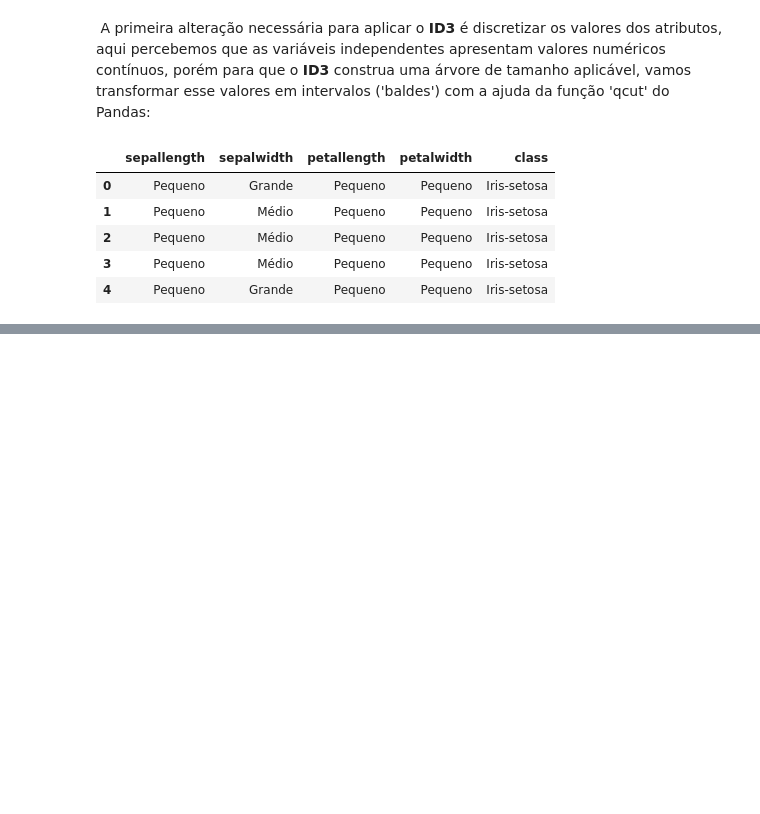
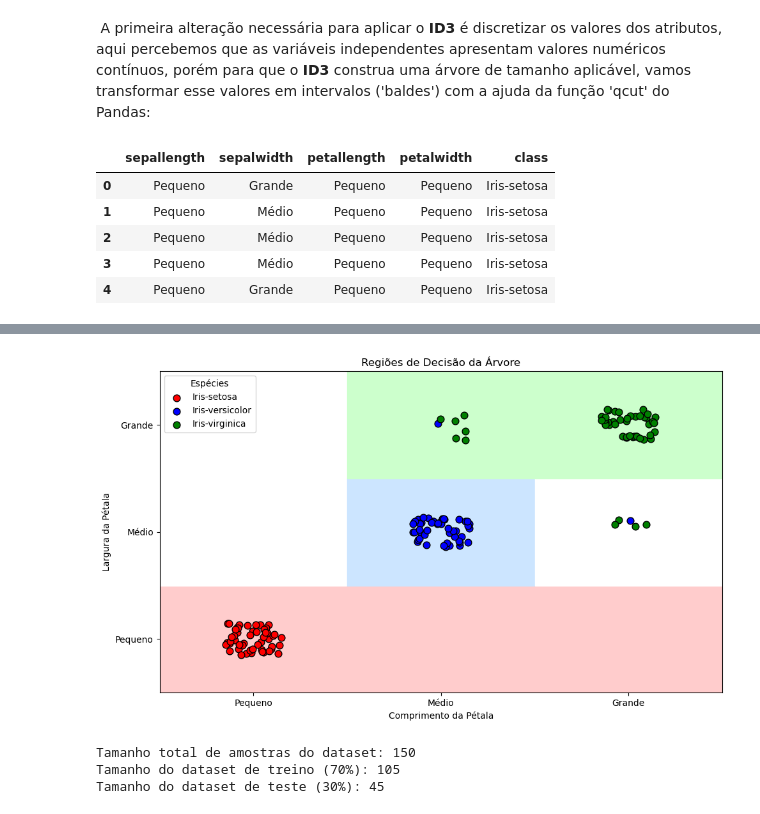
Before and after one commit to amandacalu/IA-2526-Project, a Jupyter notebook: notebooks/final_submission.ipynb, the cells around one changed output, grey strips where cells are left out. Cells and saved outputs as stored; diff of their text form; code cells hidden in the pictures; blank space fills up the shorter version.

```diff
--- a/notebooks/final_submission.ipynb
+++ b/notebooks/final_submission.ipynb
@@ -190,0 +286,20 @@ print(json.dumps(arvore,indent=4, ensure_ascii=False))
+# %%
+pp.plot_decision_boundaries(df_disc,arvore,classificador)
+# %% [output]
+[figure, added]
+# %%
+#2) Usar o holdout validation para dividir 70% treino e 30% teste, para testar com exemplos que nunca foram vistos;
+df_shuffle = df_disc.sample(frac=1,random_state=42).reset_index(drop=True) #usa sample para randomizar os dados
+
+df_shuffle.to_csv('../data/processed/iris_shuffle.csv', index=False) #guarda os dados embaralhados em novo arquivo
+split_index = int(len(df_shuffle)*0.7) #acha quanto é o equivalente a 70% dentro desse dataset
+df_treino = df_shuffle.iloc[:split_index] #define os primeros 70% do dataset para treino
+df_test = df_shuffle.iloc[split_index:] #define os ultimos 30% do dataset para teste
+
+print(f"Tamanho total de amostras do dataset: {len(df_shuffle)}")
+print(f"Tamanho do dataset de treino (70%): {len(df_treino)}")
+print(f"Tamanho do dataset de teste (30%): {len(df_test)}")
+# %% [output]
+Tamanho total de amostras do dataset: 150
+Tamanho do dataset de treino (70%): 105
+Tamanho do dataset de teste (30%): 45
```
Also changed, not shown: parts of 16 cells of this notebook, 6 other files.
